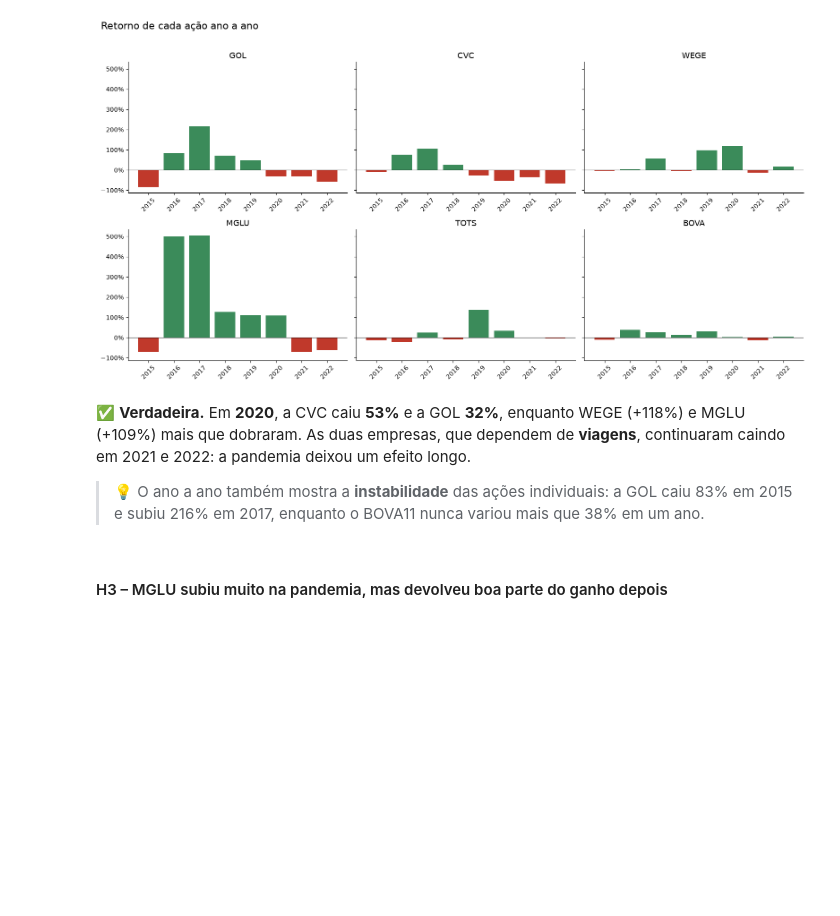
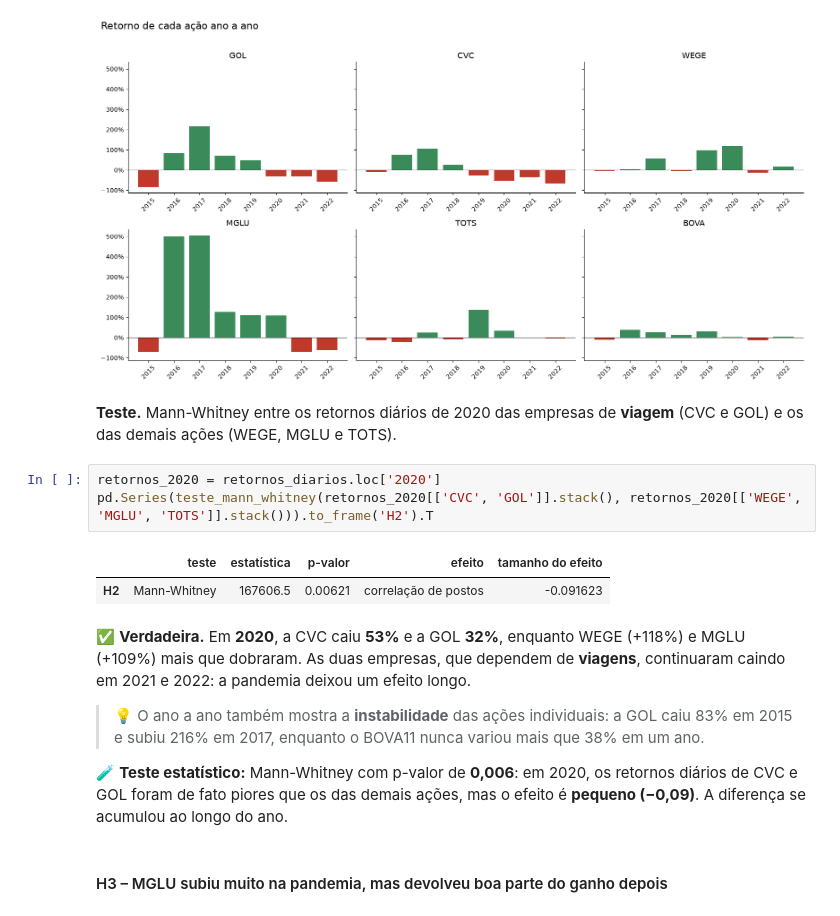
Before and after one commit to RafaelSilva89/Analise_do_Comportamento_da_Carteira_de_Acoes-Financas_parte_1, a Jupyter notebook: Notebooks/Análise do Comportamento da Carteira de Ações - Finanças parte 1 - v2.ipynb, the cells around one changed output. Saved outputs shown, nothing was run; the diff lists cells and outputs as text; blank space fills up the shorter version.

```diff
--- a/Notebooks/Análise do Comportamento da Carteira de Ações - Finanças parte 1 - v2.ipynb
+++ b/Notebooks/Análise do Comportamento da Carteira de Ações - Finanças parte 1 - v2.ipynb
@@ -329,10 +364,20 @@ plot_retorno_anual_grade(retorno_anual, 'Retorno de cada ação ano a ano', 'Ret
 | 2021 | -31.7% | -34.8% | -12.9% | -71.1% | -0.3% | -12.1% |
 | 2022 | -56.9% | -66.5% | +16.8% | -62.0% | -3.6% | +5.1% |
 [figure]
+# %% [markdown]
+**Teste.** Mann-Whitney entre os retornos diários de 2020 das empresas de **viagem** (CVC e GOL) e os das demais ações (WEGE, MGLU e TOTS).
+# %%
+retornos_2020 = retornos_diarios.loc['2020']
+pd.Series(teste_mann_whitney(retornos_2020[['CVC', 'GOL']].stack(), retornos_2020[['WEGE', 'MGLU', 'TOTS']].stack())).to_frame('H2').T
+# %% [output]
+|  | teste | estatística | p-valor | efeito | tamanho do efeito |
+| H2 | Mann-Whitney | 167606.5 | 0.00621 | correlação de postos | -0.091623 |
 # %% [markdown]
 ✅ **Verdadeira.** Em **2020**, a CVC caiu **53%** e a GOL **32%**, enquanto WEGE (+118%) e MGLU (+109%) mais que dobraram. As duas empresas, que dependem de **viagens**, continuaram caindo em 2021 e 2022: a pandemia deixou um efeito longo.
 
 > 💡 O ano a ano também mostra a **instabilidade** das ações individuais: a GOL caiu 83% em 2015 e subiu 216% em 2017, enquanto o BOVA11 nunca variou mais que 38% em um ano.
+
+🧪 **Teste estatístico:** Mann-Whitney com p-valor de **0,006**: em 2020, os retornos diários de CVC e GOL foram de fato piores que os das demais ações, mas o efeito é **pequeno (−0,09)**. A diferença se acumulou ao longo do ano.
 # %% [markdown]
 #### H3 – MGLU subiu muito na pandemia, mas devolveu boa parte do ganho depois
 # %%
```
Also changed, not shown: parts of 22 cells of this notebook, 4 other files.
